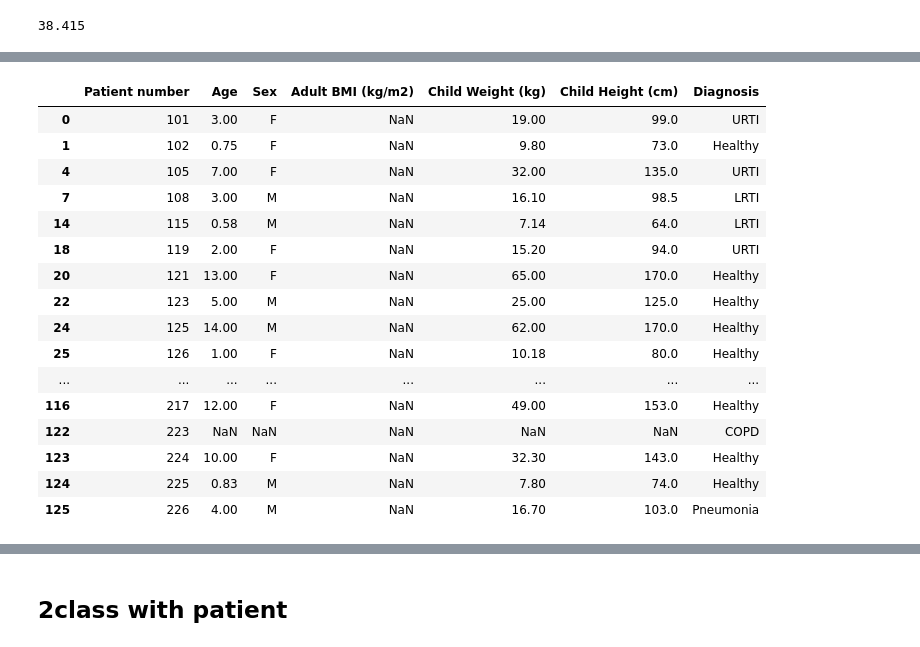
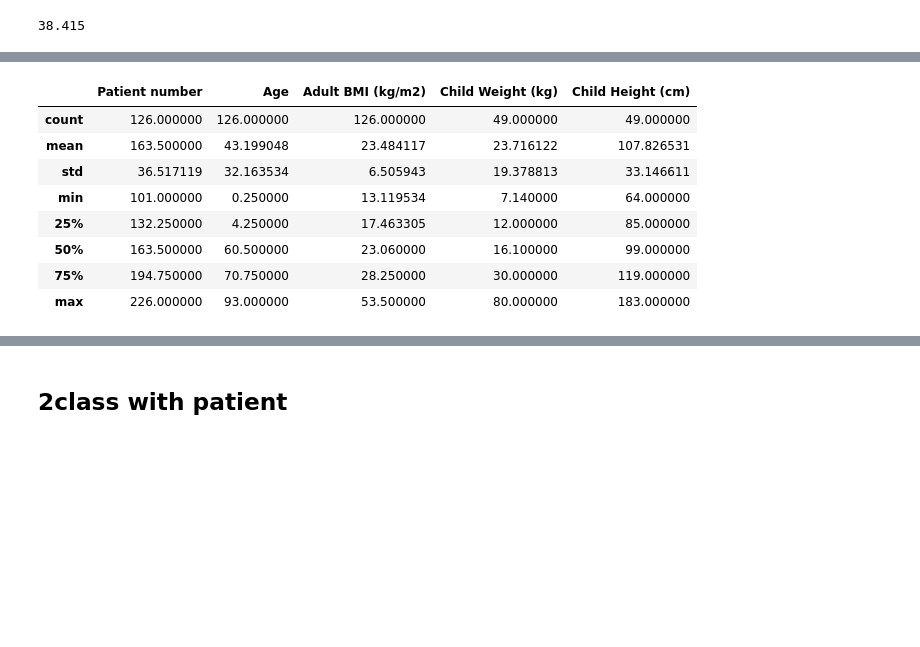
Before and after one commit to icy-mountain/resp_sound_notebooks, a Jupyter notebook: keras_part_of_cnn_of_wh_and_cr.ipynb, the cells around one changed output, grey strips where cells are left out. Drawn from its saved outputs; the diff is of its cells as text; code cells hidden in the pictures; blank space fills up the shorter version.

```diff
--- a/keras_part_of_cnn_of_wh_and_cr.ipynb
+++ b/keras_part_of_cnn_of_wh_and_cr.ipynb
@@ -372,33 +303,11 @@ child = child[child['Adult BMI (kg/m2)'].isnull()]
 # age16.fillna({'Child Weight (kg)': 70.0 , 'Child Height (cm)':183.0})
 # %%
 child = patient_data.drop(patient_data.index[121]) # drop age 60
+df = patient_data
 child = child[child['Adult BMI (kg/m2)'].isnull()]
 age1 = child[child['Age'] == 1.00].fillna({'Child Height (cm)':80.1})
 age3 = child[child['Age'] == 3.00].fillna({'Child Weight (kg)': 16.1 , 'Child Height (cm)':98.5})
 age12 = child[child['Age'] == 12.00].fillna({'Child Weight (kg)': 49.0 , 'Child Height (cm)':153.0})
 age14 = child[child['Age'] == 14.00].fillna({'Child Weight (kg)': 71.0 , 'Child Height (cm)':176.5})
 age16 = child[child['Age'] == 16.00].fillna({'Child Weight (kg)': 70.0 , 'Child Height (cm)':183.0})
-child[child['Age'] == 1.00] = age1
-child[child['Age'] == 3.00] = age3
-child[child['Age'] == 12.00] = age12
-child[child['Age'] == 14.00] = age14
-child[child['Age'] == 16.00] = age16
-child
+for_NaN = df[df['Age'] >= 20.00].fillna({'Age': 69.0 , 'Adult BMI (kg/m2)':27.4})
-# %% [output]
-|  | Patient number | Age | Sex | Adult BMI (kg/m2) | Child Weight (kg) | Child Height (cm) | Diagnosis |
-| 0 | 101 | 3.00 | F | NaN | 19.00 | 99.0 | URTI |
-| 1 | 102 | 0.75 | F | NaN | 9.80 | 73.0 | Healthy |
-| 4 | 105 | 7.00 | F | NaN | 32.00 | 135.0 | URTI |
-| 7 | 108 | 3.00 | M | NaN | 16.10 | 98.5 | LRTI |
-| 14 | 115 | 0.58 | M | NaN | 7.14 | 64.0 | LRTI |
-| 18 | 119 | 2.00 | F | NaN | 15.20 | 94.0 | URTI |
-| 20 | 121 | 13.00 | F | NaN | 65.00 | 170.0 | Healthy |
-| 22 | 123 | 5.00 | M | NaN | 25.00 | 125.0 | Healthy |
-| 24 | 125 | 14.00 | M | NaN | 62.00 | 170.0 | Healthy |
-| 25 | 126 | 1.00 | F | NaN | 10.18 | 80.0 | Healthy |
-| ... | ... | ... | ... | ... | ... | ... | ... |
-| 116 | 217 | 12.00 | F | NaN | 49.00 | 153.0 | Healthy |
-| 122 | 223 | NaN | NaN | NaN | NaN | NaN | COPD |
-| 123 | 224 | 10.00 | F | NaN | 32.30 | 143.0 | Healthy |
-| 124 | 225 | 0.83 | M | NaN | 7.80 | 74.0 | Healthy |
-| 125 | 226 | 4.00 | M | NaN | 16.70 | 103.0 | Pneumonia |
@@ -404,0 +325,12 @@ child
+# %%
+patient_data.describe()
+# %% [output]
+|  | Patient number | Age | Adult BMI (kg/m2) | Child Weight (kg) | Child Height (cm) |
+| count | 126.000000 | 126.000000 | 126.000000 | 49.000000 | 49.000000 |
+| mean | 163.500000 | 43.199048 | 23.484117 | 23.716122 | 107.826531 |
+| std | 36.517119 | 32.163534 | 6.505943 | 19.378813 | 33.146611 |
+| min | 101.000000 | 0.250000 | 13.119534 | 7.140000 | 64.000000 |
+| 25% | 132.250000 | 4.250000 | 17.463305 | 12.000000 | 85.000000 |
+| 50% | 163.500000 | 60.500000 | 23.060000 | 16.100000 | 99.000000 |
+| 75% | 194.750000 | 70.750000 | 28.250000 | 30.000000 | 119.000000 |
+| max | 226.000000 | 93.000000 | 53.500000 | 80.000000 | 183.000000 |
```
Also changed, not shown: parts of 43 cells of this notebook.
